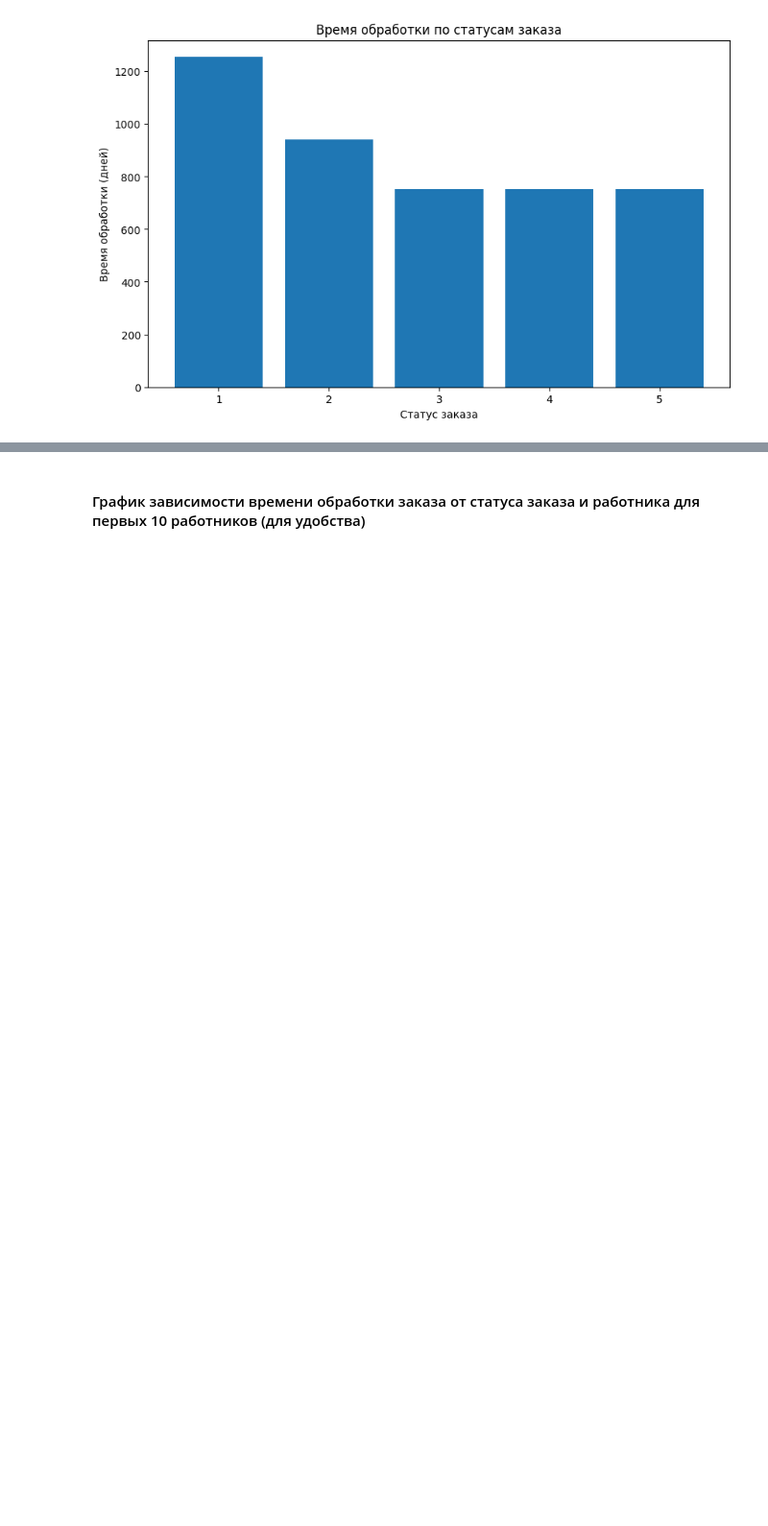
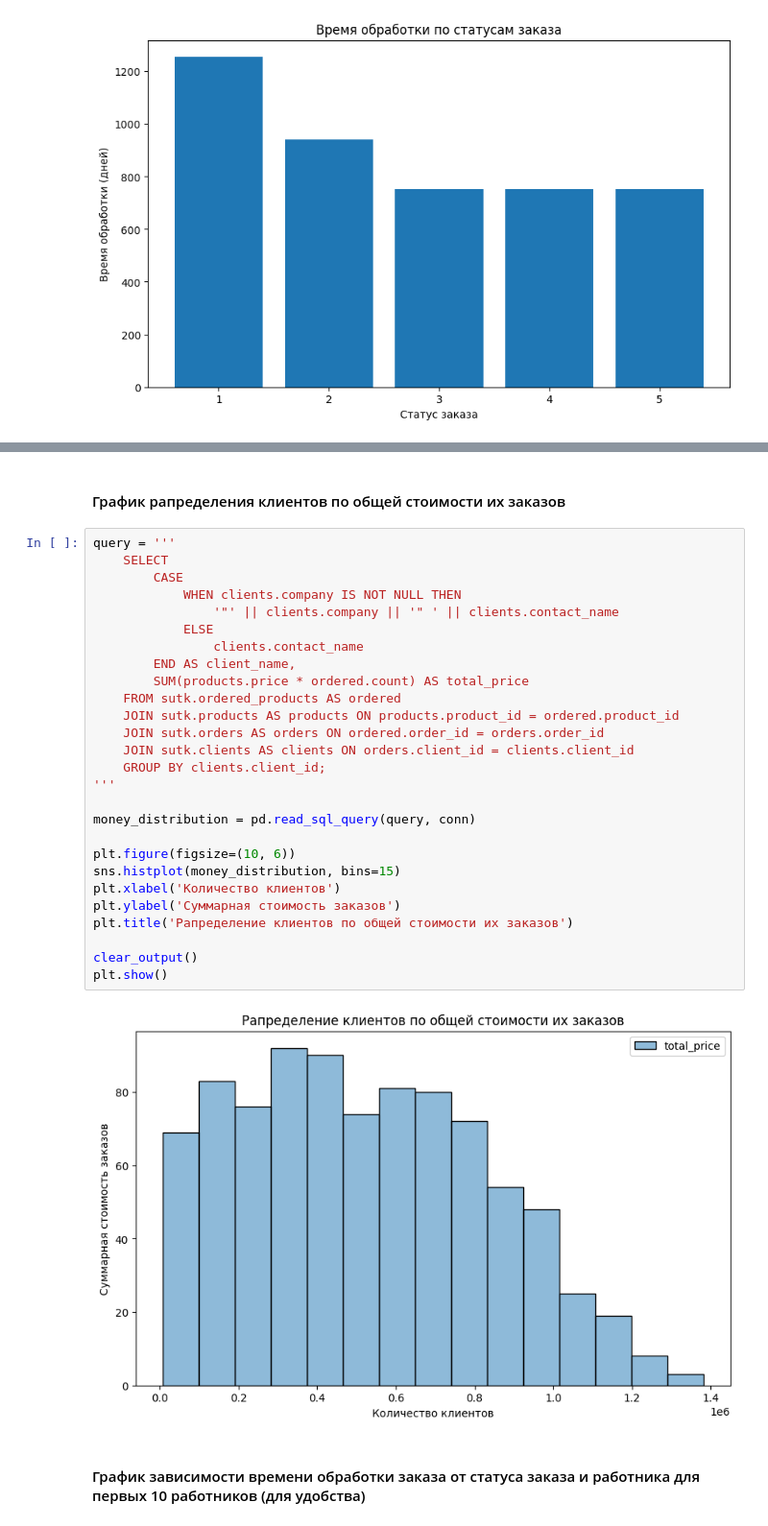
Before and after one commit to IgorFandre/sutk-database, a Jupyter notebook: ipynb_notebooks/research.ipynb, the cells around one changed output, grey strips where cells are left out. Shown at 96% size. Cells and saved outputs as stored; diff of their text form; blank space fills up the shorter version.

```diff
--- a/ipynb_notebooks/research.ipynb
+++ b/ipynb_notebooks/research.ipynb
@@ -124,3 +195,34 @@ plt.show()
+# %% [markdown]
+#### График рапределения клиентов по общей стоимости их заказов
+# %%
+query = '''
+    SELECT
+        CASE
+            WHEN clients.company IS NOT NULL THEN
+                '"' || clients.company || '" ' || clients.contact_name
+            ELSE
+                clients.contact_name
+        END AS client_name,
+        SUM(products.price * ordered.count) AS total_price
+    FROM sutk.ordered_products AS ordered
+    JOIN sutk.products AS products ON products.product_id = ordered.product_id
+    JOIN sutk.orders AS orders ON ordered.order_id = orders.order_id
+    JOIN sutk.clients AS clients ON orders.client_id = clients.client_id
+    GROUP BY clients.client_id;
+'''
+
+money_distribution = pd.read_sql_query(query, conn)
+
+plt.figure(figsize=(10, 6))
+sns.histplot(money_distribution, bins=15)
+plt.xlabel('Количество клиентов')
+plt.ylabel('Суммарная стоимость заказов')
+plt.title('Рапределение клиентов по общей стоимости их заказов')
+
+clear_output()
+plt.show()
+# %% [output]
+[figure, added]
 # %% [markdown]
 #### График зависимости времени обработки заказа от статуса заказа и работника для первых 10 работников (для удобства)
 # %%
```
Also changed, not shown: parts of 6 cells of this notebook.
